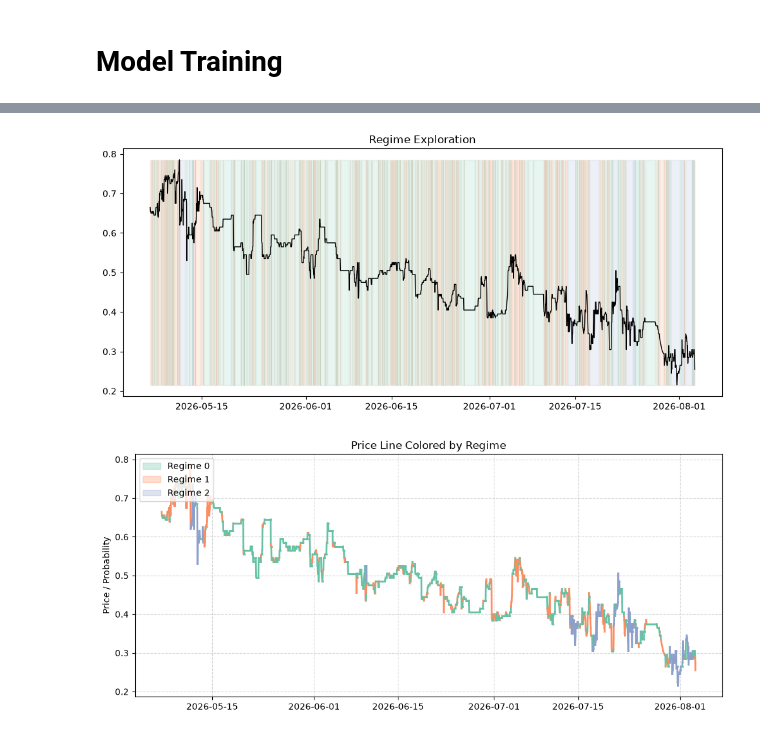
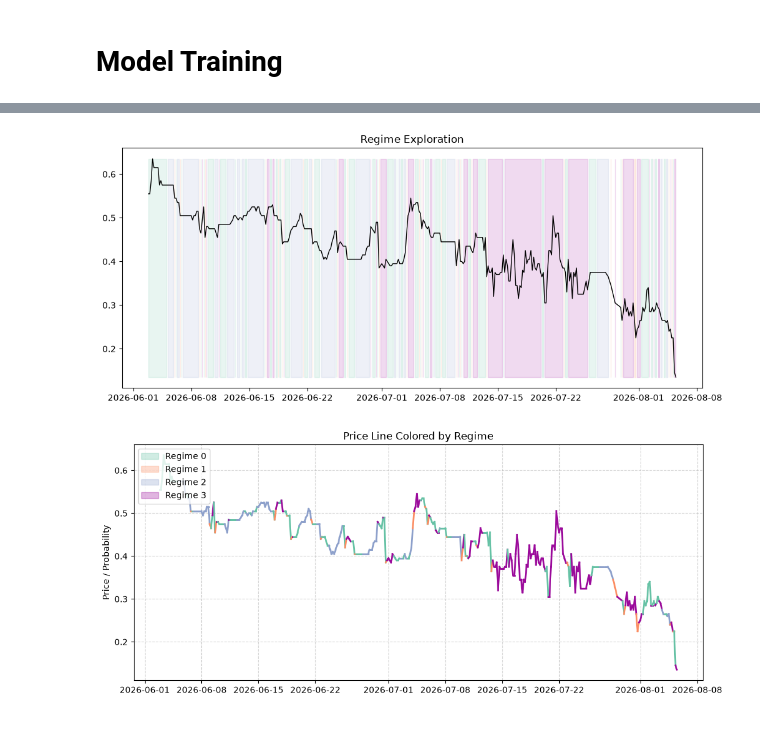
Before and after one commit to harryhodgins/polymarket-trader, a Jupyter notebook: roughwork.ipynb, the cells around one changed output, grey strips where cells are left out. Saved outputs shown, nothing was run; the diff lists cells and outputs as text; code cells hidden in the pictures.

```diff
--- a/roughwork.ipynb
+++ b/roughwork.ipynb
@@ -19,7 +19,7 @@ token_ids = json.loads(market.get("clobTokenIds", "[]"))
 target_token_id = token_ids[0]
 
 raw_response = client.get_token_history(
-    token_id=target_token_id, fidelity=60, total_days=90, chunk_days=7
+    token_id=target_token_id, fidelity=240, total_days=90, chunk_days=7
 )
 df = engineer_features(raw_response["history"])
 print(f"Rows: {len(df)}")
@@ -36,10 +36,22 @@ Rows: 2101
 # %% [markdown]
 # Model Training
 # %%
-n_components = 3
-model, states = train_regime_model(df, n_components=n_components)
+# Model Training (Walk-Forward / Causal)
+n_components = 4
+
+model, states = train_regime_model_walkforward(
+    df,
+    n_components=n_components,
+    min_train_size=150,  # ~3 weeks of hourly bars before any state is trusted
+    refit_every=12,  # refit daily as new data comes in
+)
 df["state"] = states
-print(
-    f"Model log-likelihood: {model.score(df[['log_return','volatility_24h']].values):.4f}"
-)
+
+# Drop the warm-up period where no state could be assigned
+warmup_mask = df["state"] == -1
+print(f"Dropping {warmup_mask.sum()} warm-up bars (state = -1)")
+df = df[~warmup_mask].copy()
+
+print(f"Remaining rows: {len(df)}")
+df.head()
 # %% [output]
@@ -48,7 +73,7 @@ Model log-likelihood: -4349.0883
 import matplotlib.pyplot as plt
 from matplotlib.patches import Patch
 
-colors = ["#66c2a5", "#fc8d62", "#8da0cb"]
+colors = ["#66c2a5", "#fc8d62", "#8da0cb", "#9b0a9b", "#c9100a", "#e6ff06", "#1405e2"]
 
 fig1, ax1 = plt.subplots(figsize=(12, 5))
 ax1.plot(df.index, df["price"], color="black", lw=1)
@@ -60,32 +85,32 @@ for i in range(n_components):
         df["price"].max(),
         where=mask,
         color=colors[i],
         alpha=0.15,
         step="post",
     )
 ax1.set_title("Regime Exploration")
 plt.show()
 
 fig2, ax2 = plt.subplots(figsize=(12, 5))
 for i in range(len(df) - 1):
         s = df["state"].iloc[i]
         ax2.plot(
             df.index[i : i + 2],
             df["price"].iloc[i : i + 2],
             color=colors[s],
             lw=2,
         )
 ax2.set_ylabel("Price / Probability")
 ax2.set_title("Price Line Colored by Regime")
 ax2.grid(True, linestyle="--", alpha=0.5)
 
 legend_handles = [
         Patch(color=colors[i], alpha=0.3, label=f"Regime {i}")
         for i in range(n_components)
     ]
 
 ax2.legend(handles=legend_handles, loc="upper left")
 plt.show()
 # %% [output]
-[figure, old version]
+[figure, new version]
-[figure, old version]
+[figure, new version]
```
Also changed, not shown: parts of 9 cells of this notebook, 7 other files.
